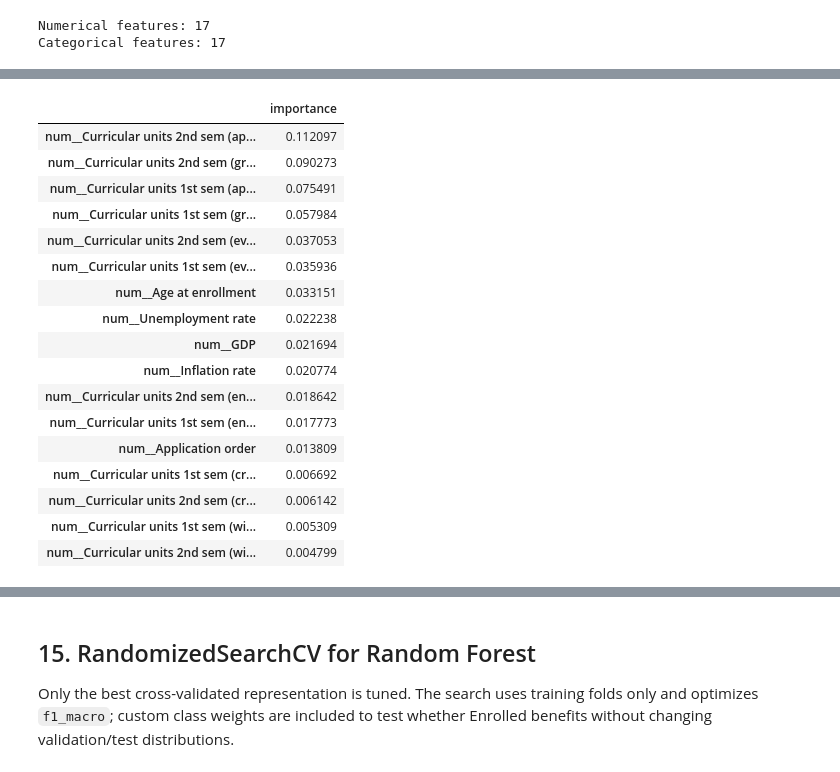
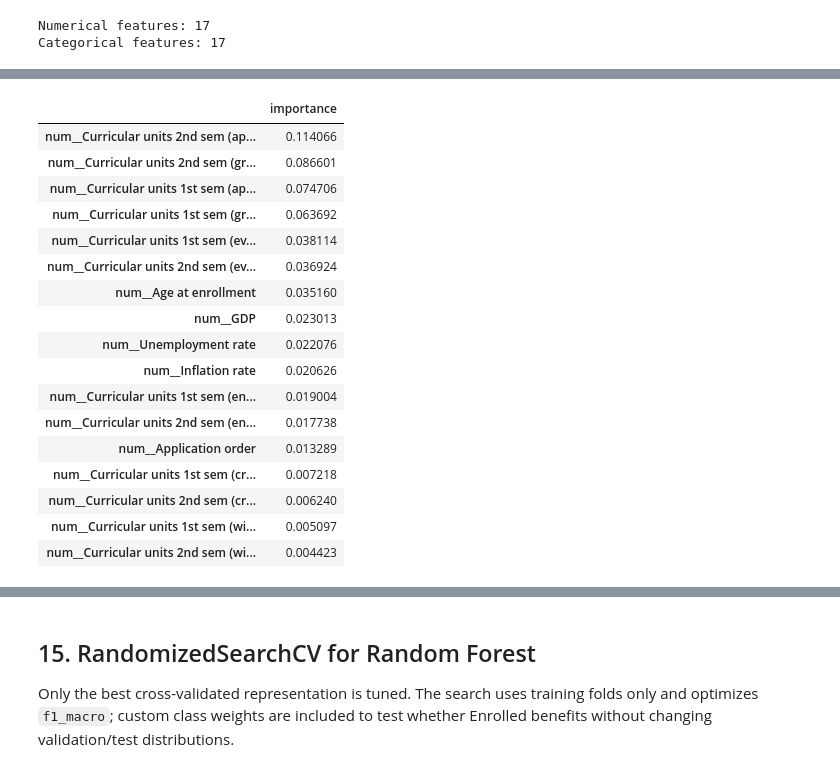
Before and after one commit to sondts-ai/student_outcome_mlops, a Jupyter notebook: project/notebooks/improve_baseline.ipynb, the cells around one changed output, grey strips where cells are left out. Cells and saved outputs as stored; diff of their text form; code cells hidden in the pictures.

```diff
--- a/project/notebooks/improve_baseline.ipynb
+++ b/project/notebooks/improve_baseline.ipynb
@@ -442,0 +547,43 @@ dtype: float64
+# %%
+dt_preprocessor = ColumnTransformer(
+    transformers=[
+        (
+            "cat",
+            OneHotEncoder(handle_unknown="ignore"),
+            categorical_cols
+        ),
+        (
+            "num",
+            "passthrough",
+            numerical_cols
+        ),
+    ]
+)
+
+dt_pipeline = Pipeline(
+    [
+        ("preprocessor", dt_preprocessor),
+        (
+            "model",
+            DecisionTreeClassifier(random_state=RANDOM_STATE)
+        )
+    ]
+)
+
+dt_pipeline.fit(X_subtrain, y_subtrain)
+
+dt_valid_pred = dt_pipeline.predict(X_valid)
+
+dt_valid_metrics = evaluate_predictions(
+    y_valid,
+    dt_valid_pred,
+    "Decision Tree",
+    "Decision Tree",
+    split="validation"
+)
+
+show_evaluation(
+    y_valid,
+    dt_valid_pred,
+    "Decision Tree - Validation"
+)
@@ -505,48 +659,48 @@ selection_preprocessor = ColumnTransformer(
     [
         ("num", "passthrough", numerical_cols),
         ("cat", OneHotEncoder(handle_unknown="ignore"), categorical_cols),
     ]
 )
 selection_pipeline = Pipeline(
     [
         ("preprocessor", selection_preprocessor),
         (
             "model",
             RandomForestClassifier(
-                n_estimators=300, random_state=RANDOM_STATE, n_jobs=-1
+                n_estimators=100, random_state=RANDOM_STATE, n_jobs=-1
             ),
         ),
     ]
 )
 selection_pipeline.fit(X_subtrain, y_subtrain)
 feature_names = selection_pipeline.named_steps["preprocessor"].get_feature_names_out()
 selection_importance = pd.Series(
     selection_pipeline.named_steps["model"].feature_importances_, index=feature_names
 )
 numeric_importance = selection_importance[
     selection_importance.index.str.startswith("num__")
 ].sort_values(ascending=False)
 display(numeric_importance.to_frame("importance"))
 selected_num_cols = (
     numeric_importance.head(12).index.str.replace("num__", "", regex=False).tolist()
 )
 print(f"Selected {len(selected_num_cols)} numeric features:", selected_num_cols)
 # %% [output]
 |  | importance |
-| num__Curricular units 2nd sem (ap... | 0.112097 |
-| num__Curricular units 2nd sem (gr... | 0.090273 |
-| num__Curricular units 1st sem (ap... | 0.075491 |
-| num__Curricular units 1st sem (gr... | 0.057984 |
-| num__Curricular units 2nd sem (ev... | 0.037053 |
-| num__Curricular units 1st sem (ev... | 0.035936 |
-| num__Age at enrollment | 0.033151 |
-| num__Unemployment rate | 0.022238 |
-| num__GDP | 0.021694 |
-| num__Inflation rate | 0.020774 |
-| num__Curricular units 2nd sem (en... | 0.018642 |
-| num__Curricular units 1st sem (en... | 0.017773 |
-| num__Application order | 0.013809 |
-| num__Curricular units 1st sem (cr... | 0.006692 |
-| num__Curricular units 2nd sem (cr... | 0.006142 |
-| num__Curricular units 1st sem (wi... | 0.005309 |
-| num__Curricular units 2nd sem (wi... | 0.004799 |
+| num__Curricular units 2nd sem (ap... | 0.114066 |
+| num__Curricular units 2nd sem (gr... | 0.086601 |
+| num__Curricular units 1st sem (ap... | 0.074706 |
+| num__Curricular units 1st sem (gr... | 0.063692 |
+| num__Curricular units 1st sem (ev... | 0.038114 |
+| num__Curricular units 2nd sem (ev... | 0.036924 |
+| num__Age at enrollment | 0.035160 |
+| num__GDP | 0.023013 |
+| num__Unemployment rate | 0.022076 |
+| num__Inflation rate | 0.020626 |
+| num__Curricular units 1st sem (en... | 0.019004 |
+| num__Curricular units 2nd sem (en... | 0.017738 |
+| num__Application order | 0.013289 |
+| num__Curricular units 1st sem (cr... | 0.007218 |
+| num__Curricular units 2nd sem (cr... | 0.006240 |
+| num__Curricular units 1st sem (wi... | 0.005097 |
+| num__Curricular units 2nd sem (wi... | 0.004423 |
```
Also changed, not shown: parts of 62 cells of this notebook, 9 other files.
